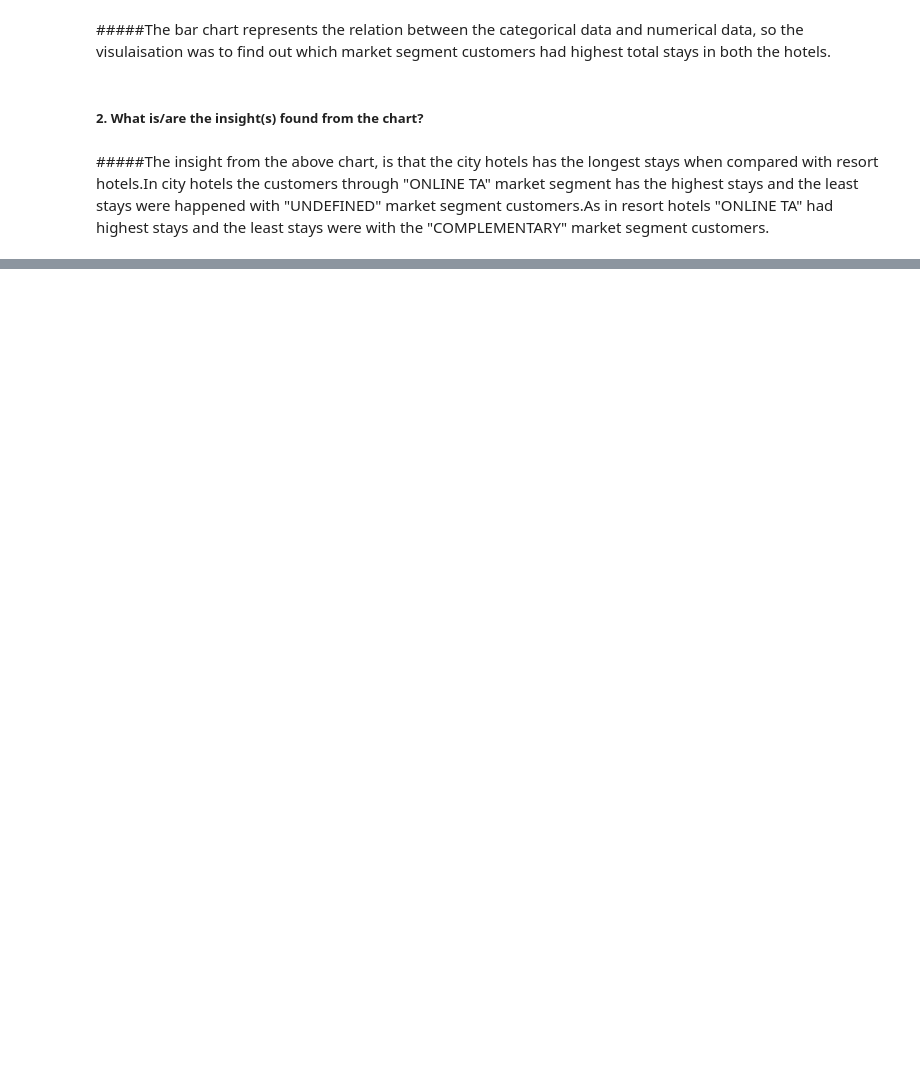
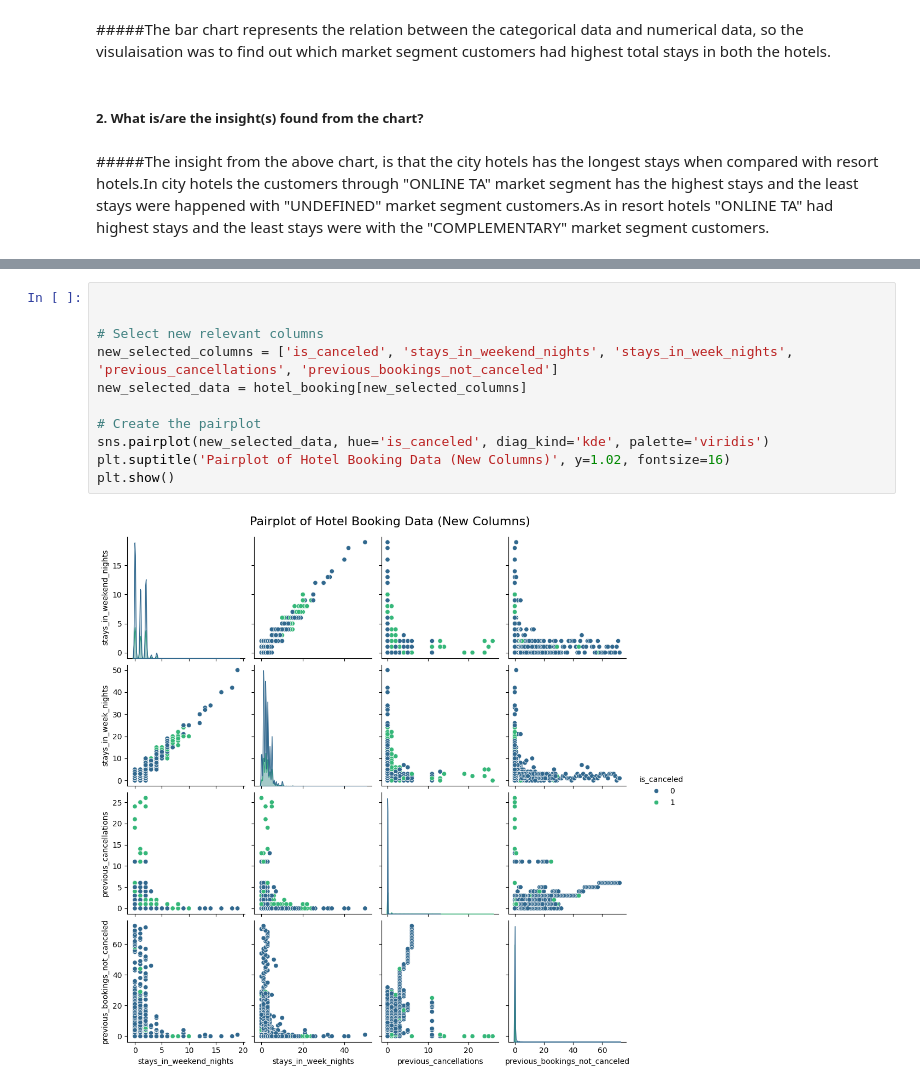
Before and after one commit to jyothika2809/CITY-AND-RESORT-HOTEL-EDA-AND-DASHBOARD, a Jupyter notebook: EDA_hotel_booking_analysis.ipynb, the cells around one changed output, grey strips where cells are left out. Drawn from its saved outputs; the diff is of its cells as text; blank space fills up the shorter version.

```diff
--- a/EDA_hotel_booking_analysis.ipynb
+++ b/EDA_hotel_booking_analysis.ipynb
@@ -1034,0 +1098,13 @@ Resort Hotel           6616.0    16624.0        NaN
+# %%
+
+
+# Select new relevant columns
+new_selected_columns = ['is_canceled', 'stays_in_weekend_nights', 'stays_in_week_nights', 'previous_cancellations', 'previous_bookings_not_canceled']
+new_selected_data = hotel_booking[new_selected_columns]
+
+# Create the pairplot
+sns.pairplot(new_selected_data, hue='is_canceled', diag_kind='kde', palette='viridis')
+plt.suptitle('Pairplot of Hotel Booking Data (New Columns)', y=1.02, fontsize=16)
+plt.show()
+# %% [output]
+[figure, added]
```
Also changed, not shown: parts of 14 cells of this notebook.
